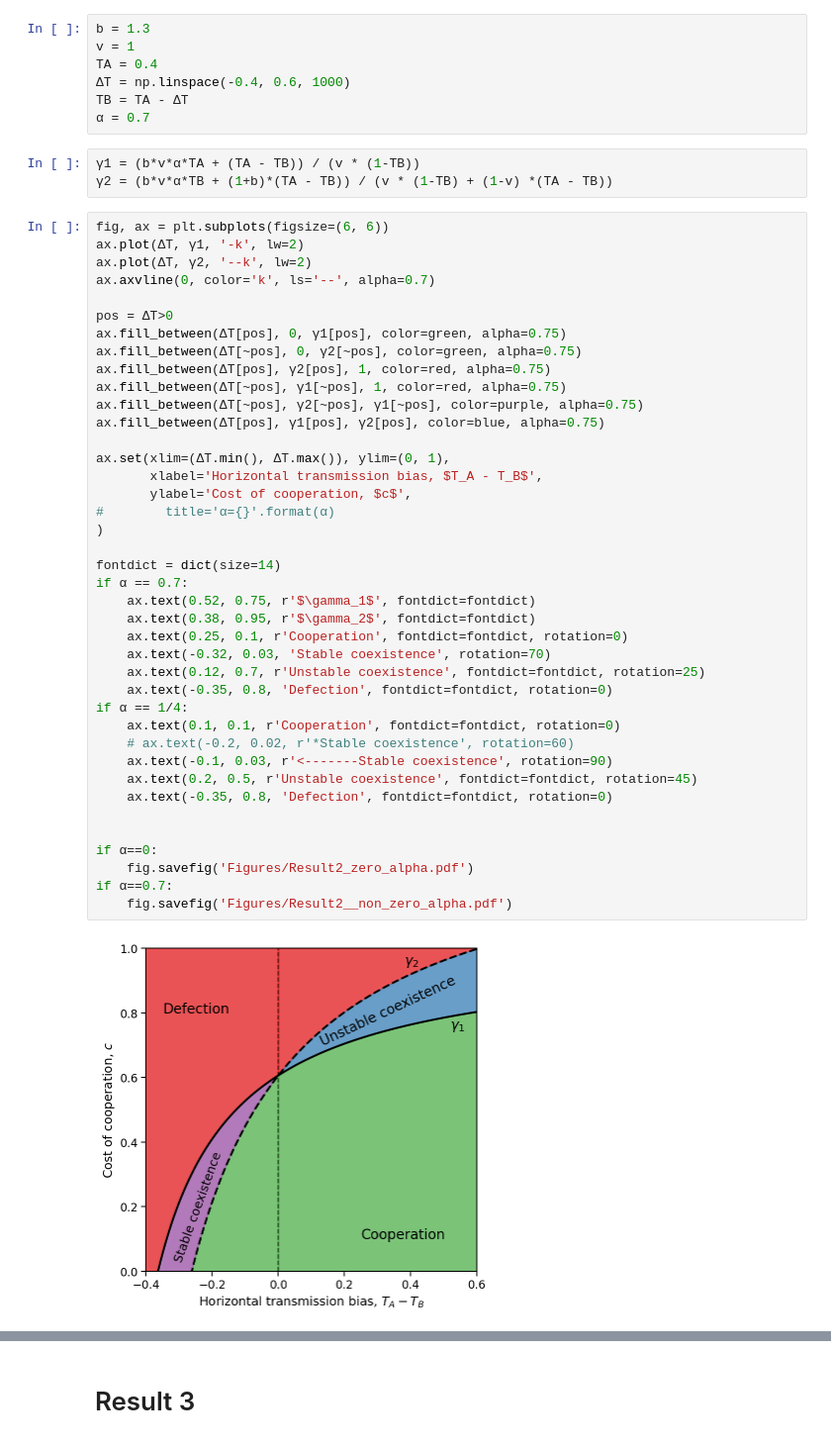
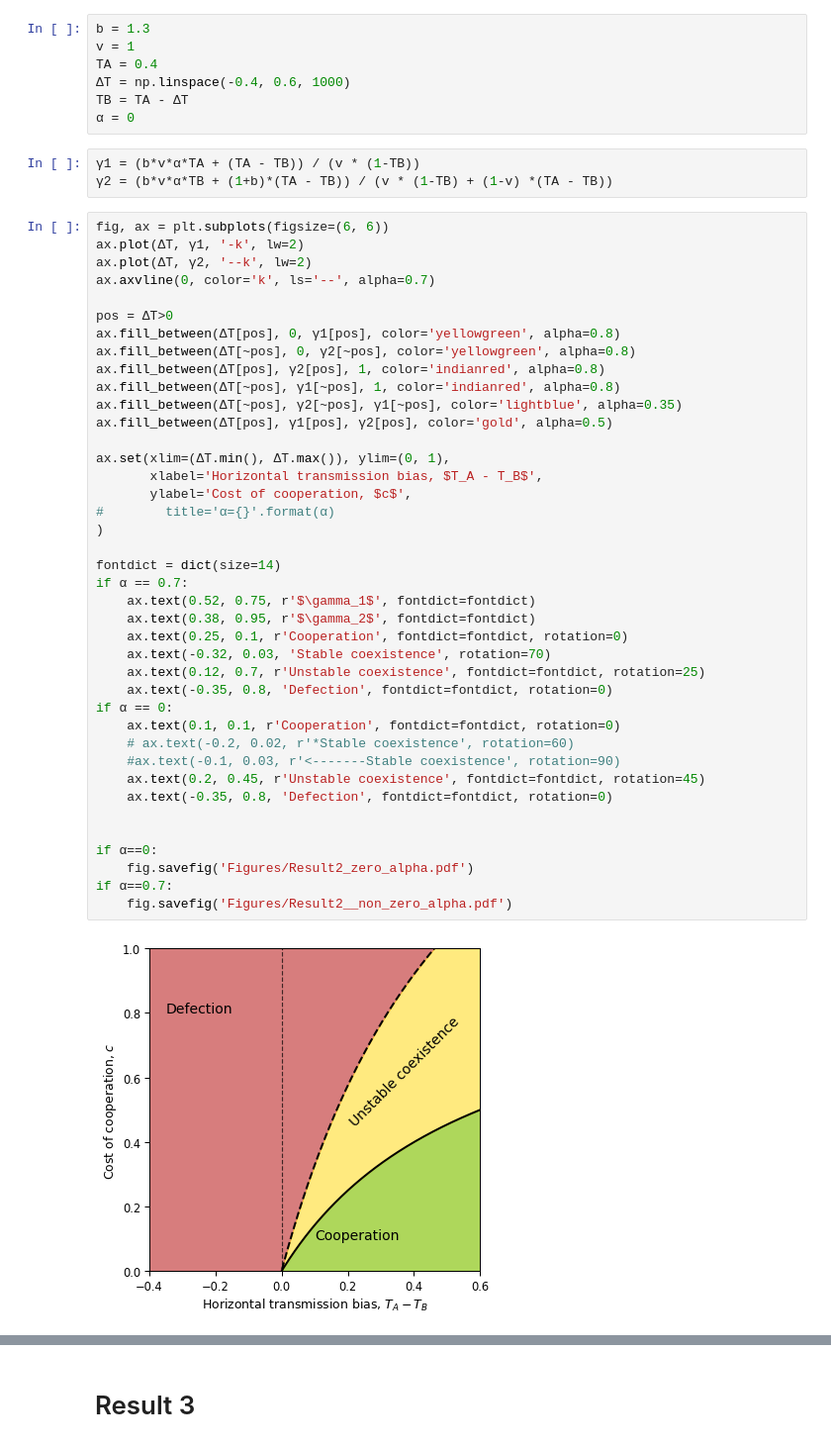
Before and after one commit to yoavram-lab/CulturalCooperation, a Jupyter notebook: ms/figures.ipynb, the cells around one changed output, grey strips where cells are left out. Shown at 99% size. Cells and saved outputs as stored; diff of their text form.

```diff
--- a/ms/figures.ipynb
+++ b/ms/figures.ipynb
@@ -14,7 +14,7 @@ v = 1
 TA = 0.4
 ΔT = np.linspace(-0.4, 0.6, 1000)
 TB = TA - ΔT
-α = 0.7
+α = 0
 # %%
 γ1 = (b*v*α*TA + (TA - TB)) / (v * (1-TB))
 γ2 = (b*v*α*TB + (1+b)*(TA - TB)) / (v * (1-TB) + (1-v) *(TA - TB))
@@ -23,42 +23,42 @@ fig, ax = plt.subplots(figsize=(6, 6))
 ax.plot(ΔT, γ1, '-k', lw=2)
 ax.plot(ΔT, γ2, '--k', lw=2)
 ax.axvline(0, color='k', ls='--', alpha=0.7)
 
 pos = ΔT>0
-ax.fill_between(ΔT[pos], 0, γ1[pos], color=green, alpha=0.75)
-ax.fill_between(ΔT[~pos], 0, γ2[~pos], color=green, alpha=0.75)
-ax.fill_between(ΔT[pos], γ2[pos], 1, color=red, alpha=0.75)
-ax.fill_between(ΔT[~pos], γ1[~pos], 1, color=red, alpha=0.75)
-ax.fill_between(ΔT[~pos], γ2[~pos], γ1[~pos], color=purple, alpha=0.75)
-ax.fill_between(ΔT[pos], γ1[pos], γ2[pos], color=blue, alpha=0.75)
+ax.fill_between(ΔT[pos], 0, γ1[pos], color='yellowgreen', alpha=0.8)
+ax.fill_between(ΔT[~pos], 0, γ2[~pos], color='yellowgreen', alpha=0.8)
+ax.fill_between(ΔT[pos], γ2[pos], 1, color='indianred', alpha=0.8)
+ax.fill_between(ΔT[~pos], γ1[~pos], 1, color='indianred', alpha=0.8)
+ax.fill_between(ΔT[~pos], γ2[~pos], γ1[~pos], color='lightblue', alpha=0.35)
+ax.fill_between(ΔT[pos], γ1[pos], γ2[pos], color='gold', alpha=0.5)
 
 ax.set(xlim=(ΔT.min(), ΔT.max()), ylim=(0, 1),
        xlabel='Horizontal transmission bias, $T_A - T_B$',
        ylabel='Cost of cooperation, $c$',
 #        title='α={}'.format(α)
 )
 
 fontdict = dict(size=14)
 if α == 0.7:
     ax.text(0.52, 0.75, r'$\gamma_1$', fontdict=fontdict)
     ax.text(0.38, 0.95, r'$\gamma_2$', fontdict=fontdict)
     ax.text(0.25, 0.1, r'Cooperation', fontdict=fontdict, rotation=0)
     ax.text(-0.32, 0.03, 'Stable coexistence', rotation=70)
     ax.text(0.12, 0.7, r'Unstable coexistence', fontdict=fontdict, rotation=25)
     ax.text(-0.35, 0.8, 'Defection', fontdict=fontdict, rotation=0)
-if α == 1/4:
+if α == 0:
     ax.text(0.1, 0.1, r'Cooperation', fontdict=fontdict, rotation=0)
     # ax.text(-0.2, 0.02, r'*Stable coexistence', rotation=60)
-    ax.text(-0.1, 0.03, r'<-------Stable coexistence', rotation=90)
-    ax.text(0.2, 0.5, r'Unstable coexistence', fontdict=fontdict, rotation=45)
+    #ax.text(-0.1, 0.03, r'<-------Stable coexistence', rotation=90)
+    ax.text(0.2, 0.45, r'Unstable coexistence', fontdict=fontdict, rotation=45)
     ax.text(-0.35, 0.8, 'Defection', fontdict=fontdict, rotation=0)
 
 
 if α==0:
     fig.savefig('Figures/Result2_zero_alpha.pdf')
 if α==0.7:
     fig.savefig('Figures/Result2__non_zero_alpha.pdf')
 # %% [output]
-[figure, old version]
+[figure, new version]
 # %%
 c = np.linspace(0, 1, 1001).reshape((-1, 1))
```
Also changed, not shown: parts of 4 cells of this notebook, 3 other files.
